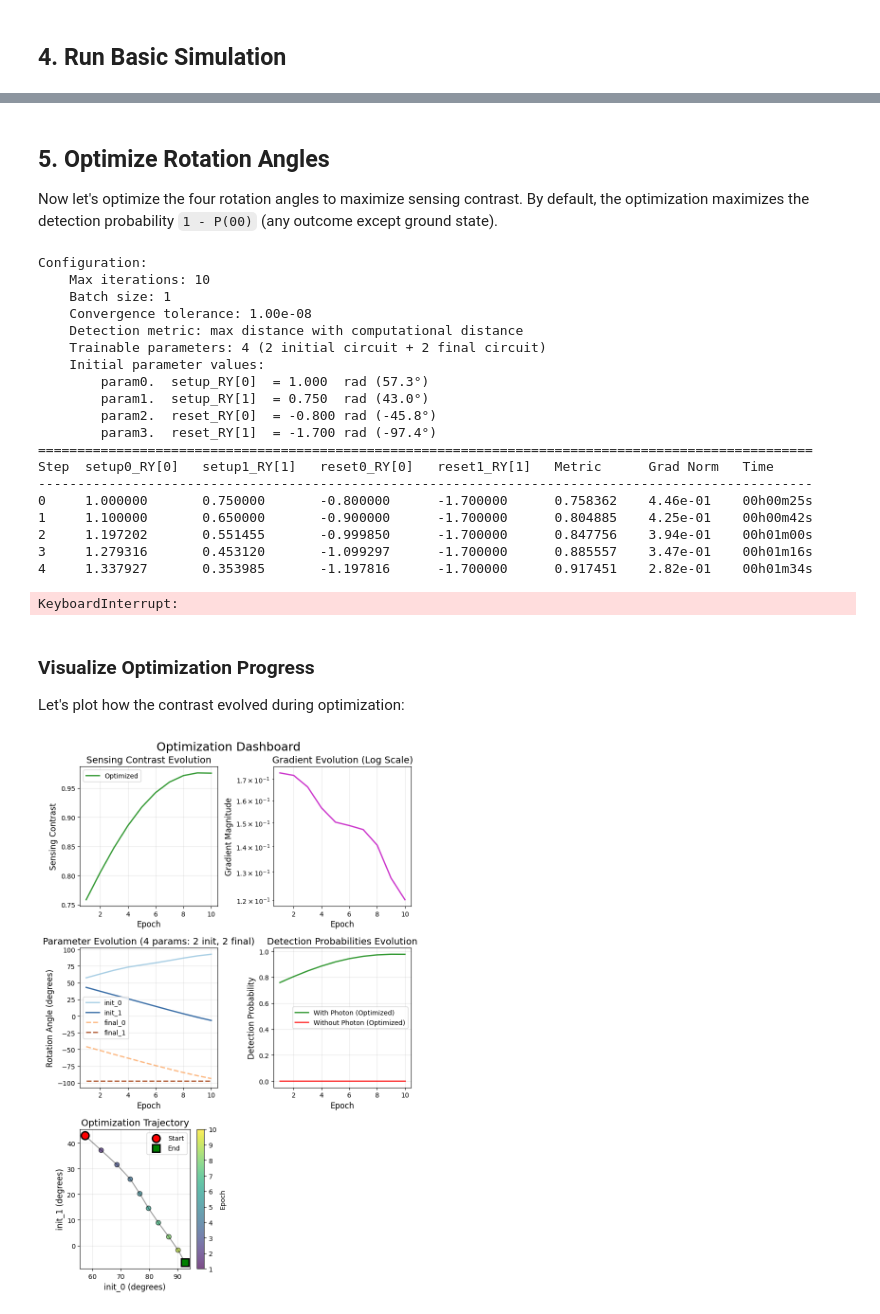
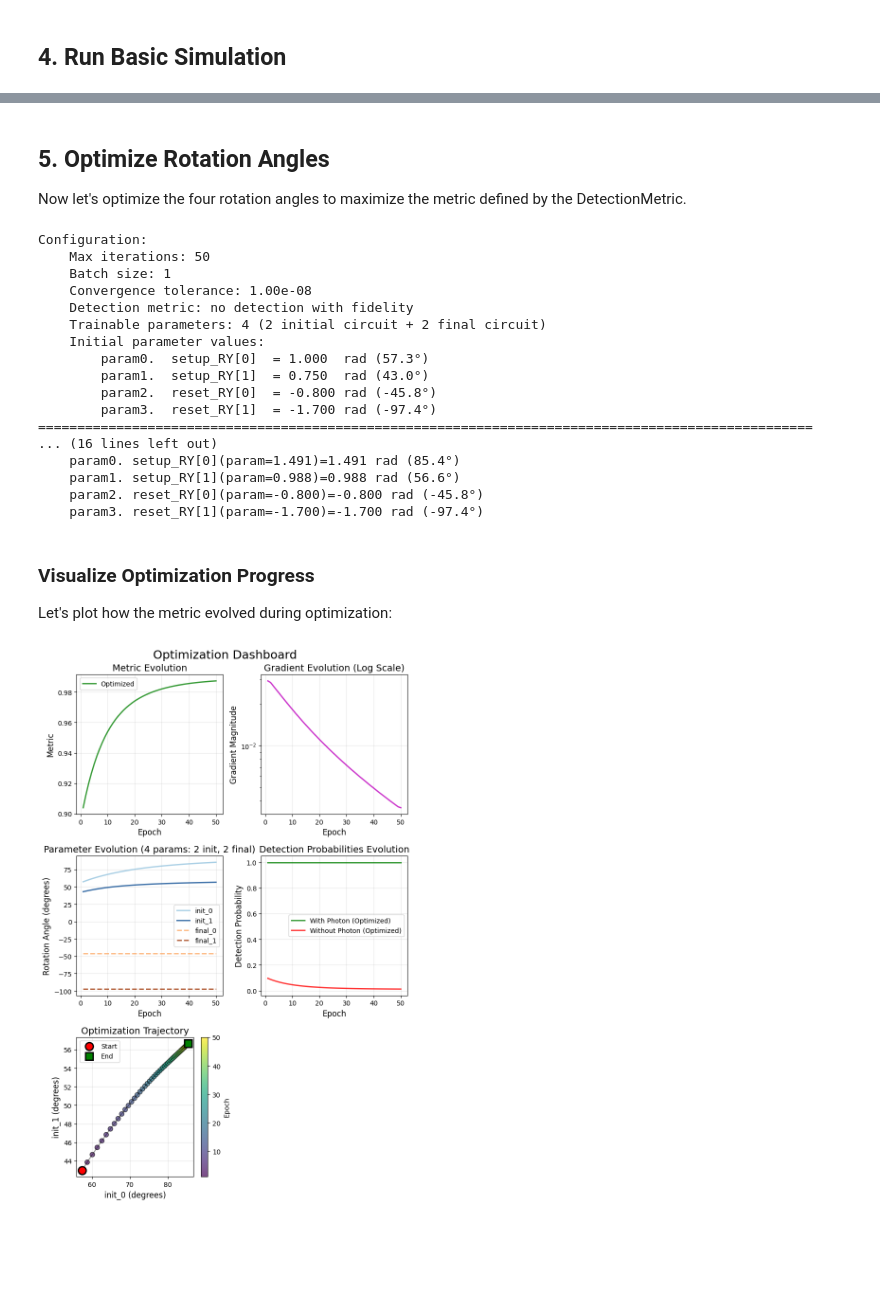
Before and after one commit to Simone-Bordoni/Quantum-sensing-QML, a Jupyter notebook: examples/two_qubit_tutorial.ipynb, the cells around one changed output, grey strips where cells are left out. Drawn from its saved outputs; the diff is of its cells as text; code cells hidden in the pictures; blank space fills up the shorter version.

```diff
--- a/examples/two_qubit_tutorial.ipynb
+++ b/examples/two_qubit_tutorial.ipynb
@@ -166,25 +171,25 @@ returning_simulation0            :  0.000055
 # %% [markdown]
 ## 5. Optimize Rotation Angles
 
-Now let's optimize the four rotation angles to maximize sensing contrast. By default, the optimization maximizes the detection probability `1 - P(00)` (any outcome except ground state).
+Now let's optimize the four rotation angles to maximize the metric defined by the DetectionMetric.
 # %%
-# Optimize with default detection criterion (1 - P(00))
+# Optimize
 callback_opt = experiment.optimize_rotations(
-    num_steps=10,
+    num_steps=50,
     batch_size=1,
     tolerance=1e-8,
     verbose=True,
-    verbose_step=1,
+    verbose_step=5,
     initial_values=[1,0.75,-0.8,-1.7],
     renormalize_grad=False,
-    optimizer=optax.adam(learning_rate=0.1)
+    optimizer=optax.sgd(learning_rate=0.1)
 )
 # %% [output]
 Configuration:
-    Max iterations: 10
+    Max iterations: 50
     Batch size: 1
     Convergence tolerance: 1.00e-08
-    Detection metric: max distance with computational distance
+    Detection metric: no detection with fidelity
     Trainable parameters: 4 (2 initial circuit + 2 final circuit)
     Initial parameter values:
         param0.  setup_RY[0]  = 1.000  rad (57.3°)
@@ -192,31 +197,28 @@ Configuration:
         param2.  reset_RY[0]  = -0.800 rad (-45.8°)
         param3.  reset_RY[1]  = -1.700 rad (-97.4°)
 ===================================================================================================
-Step  setup0_RY[0]   setup1_RY[1]   reset0_RY[0]   reset1_RY[1]   Metric      Grad Norm   Time
----------------------------------------------------------------------------------------------------
-0     1.000000       0.750000       -0.800000      -1.700000      0.758362    4.46e-01    00h00m25s
-1     1.100000       0.650000       -0.900000      -1.700000      0.804885    4.25e-01    00h00m42s
-2     1.197202       0.551455       -0.999850      -1.700000      0.847756    3.94e-01    00h01m00s
-3     1.279316       0.453120       -1.099297      -1.700000      0.885557    3.47e-01    00h01m16s
-4     1.337927       0.353985       -1.197816      -1.700000      0.917451    2.82e-01    00h01m34s
+... (16 lines left out)
+    param0. setup_RY[0](param=1.491)=1.491 rad (85.4°)
+    param1. setup_RY[1](param=0.988)=0.988 rad (56.6°)
+    param2. reset_RY[0](param=-0.800)=-0.800 rad (-45.8°)
+    param3. reset_RY[1](param=-1.700)=-1.700 rad (-97.4°)
-KeyboardInterrupt:
 # %% [markdown]
 ### Visualize Optimization Progress
 
-Let's plot how the contrast evolved during optimization:
+Let's plot how the metric evolved during optimization:
 # %%
 from qsopt.utils.visualization import plot_optimization_dashboard
 
 # Create comprehensive dashboard showing all optimization metrics
 fig = plot_optimization_dashboard(
     callback_opt,
     show_metric=True,
     show_gradients=True,
     show_parameters=True,
     show_trajectory=True,
-    show_probabilities=True,
+    show_detection_measures=True,
     figsize=(8, 12)
 )
 plt.show()
 # %% [output]
-[figure, old version]
+[figure, new version]
```
Also changed, not shown: parts of 3 cells of this notebook, 34 other files.
